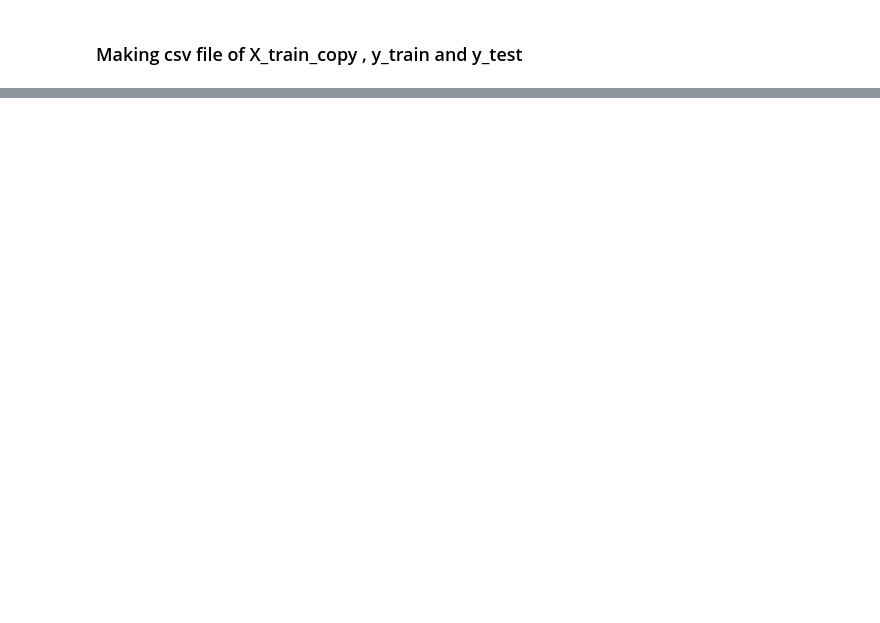
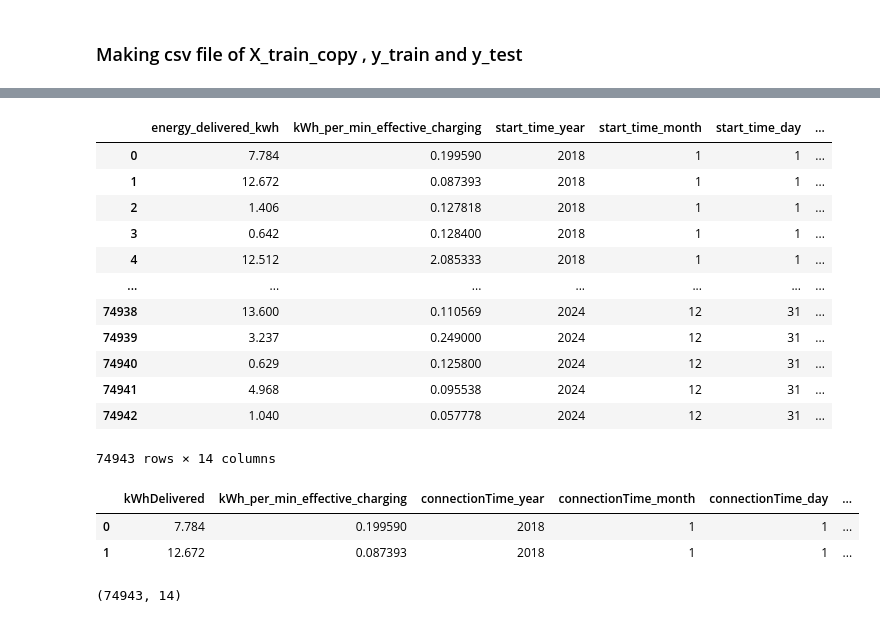
Before and after one commit to Amanarun2907/CADCS---Charging-Time-Prediction-for-Battery-Electric-Vehicles-BEVs-using-Time-Series-Methods, a Jupyter notebook: Python files/cadcs_project_file_data_preprocessing_feature_eng.ipynb, the cells around one changed output, grey strips where cells are left out. Drawn from its saved outputs; the diff is of its cells as text; code cells hidden in the pictures; blank space fills up the shorter version.

```diff
--- a/Python files/cadcs_project_file_data_preprocessing_feature_eng.ipynb
+++ b/Python files/cadcs_project_file_data_preprocessing_feature_eng.ipynb
@@ -846,0 +1016,6 @@ pickle.dump(numeric_transformer,open(r"../Saving The Model Results/scaler_data_p
+# %%
+af_copy = df_copy[['energy_delivered_kwh', 'effective_charging_duration_min', 'kWh_per_min_effective_charging',
+       'start_time_year', 'start_time_month', 'start_time_day',
+       'start_time_hour', 'start_time_min', 'start_time_sec', 'end_time_year',
+       'end_time_month', 'end_time_day', 'end_time_hour', 'end_time_min',
+       'end_time_sec']]
@@ -846,0 +1056,20 @@ pickle.dump(numeric_transformer,open(r"../Saving The Model Results/scaler_data_p
+# %%
+X_af= af_copy.drop(['effective_charging_duration_min'],axis = 1)
+## creating a copy of X (independent variables) as X_copy
+y_af = af_copy[['effective_charging_duration_min']]
+# %%
+X_af
+# %% [output]
+|  | energy_delivered_kwh | kWh_per_min_effective_charging | start_time_year | start_time_month | start_time_day | ... |
+| 0 | 7.784 | 0.199590 | 2018 | 1 | 1 | ... |
+| 1 | 12.672 | 0.087393 | 2018 | 1 | 1 | ... |
+| 2 | 1.406 | 0.127818 | 2018 | 1 | 1 | ... |
+| 3 | 0.642 | 0.128400 | 2018 | 1 | 1 | ... |
+| 4 | 12.512 | 2.085333 | 2018 | 1 | 1 | ... |
+| ... | ... | ... | ... | ... | ... | ... |
+| 74938 | 13.600 | 0.110569 | 2024 | 12 | 31 | ... |
+| 74939 | 3.237 | 0.249000 | 2024 | 12 | 31 | ... |
+| 74940 | 0.629 | 0.125800 | 2024 | 12 | 31 | ... |
+| 74941 | 4.968 | 0.095538 | 2024 | 12 | 31 | ... |
+| 74942 | 1.040 | 0.057778 | 2024 | 12 | 31 | ... |
+74943 rows × 14 columns
@@ -846,0 +1093,10 @@ pickle.dump(numeric_transformer,open(r"../Saving The Model Results/scaler_data_p
+# %%
+X_af.head(2)
+# %% [output]
+|  | kWhDelivered | kWh_per_min_effective_charging | connectionTime_year | connectionTime_month | connectionTime_day | ... |
+| 0 | 7.784 | 0.199590 | 2018 | 1 | 1 | ... |
+| 1 | 12.672 | 0.087393 | 2018 | 1 | 1 | ... |
+# %%
+X_af.shape
+# %% [output]
+(74943, 14)
```
Also changed, not shown: parts of 57 cells of this notebook, 10 other files.
